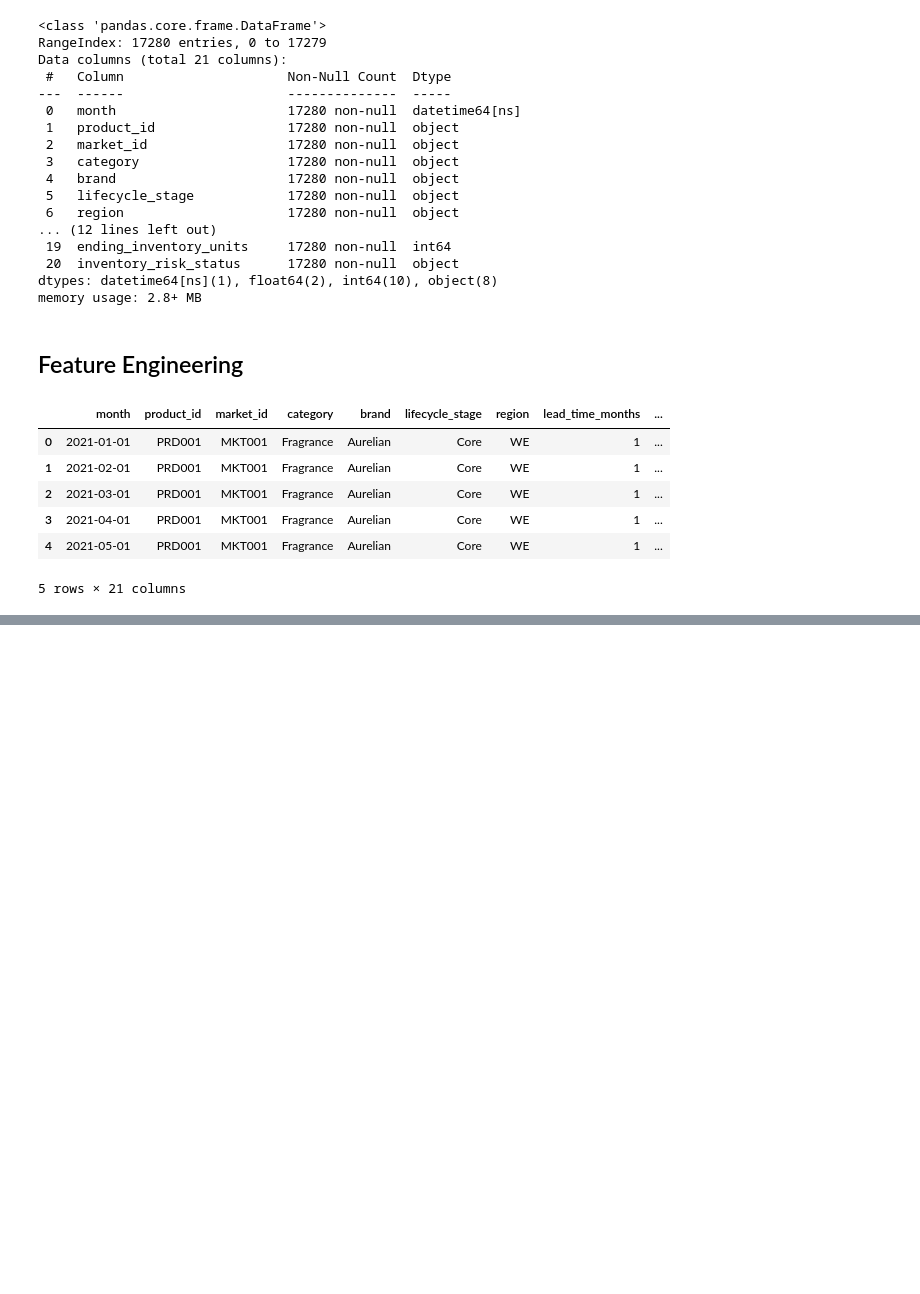
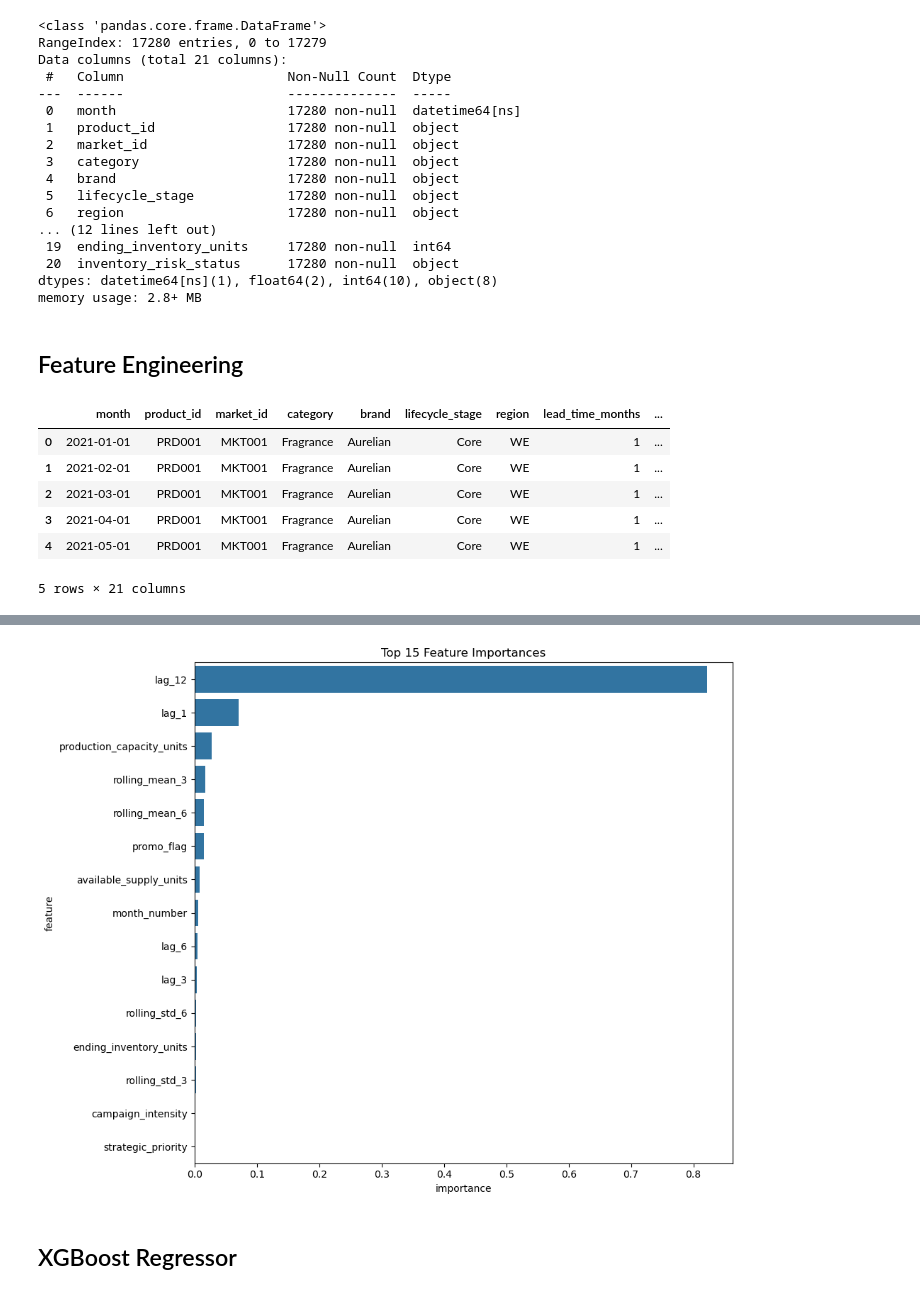
Before and after one commit to nachospreafico/supply-constrained-demand-forecasting-engine, a Jupyter notebook: notebooks/03_machine_learning_forecasting.ipynb, the cells around one changed output, grey strips where cells are left out. Drawn from its saved outputs; the diff is of its cells as text; code cells hidden in the pictures; blank space fills up the shorter version.

```diff
--- a/notebooks/03_machine_learning_forecasting.ipynb
+++ b/notebooks/03_machine_learning_forecasting.ipynb
@@ -141,0 +323,6 @@ df.head()
+# %%
+X_train = train[feature_cols]
+y_train = train[target]
+
+X_test = test[feature_cols]
+y_test = test[target]
@@ -141,0 +331,10 @@ df.head()
+# %%
+rf = RandomForestRegressor(
+    n_estimators=200,
+    max_depth=10,
+    min_samples_leaf=5,
+    random_state=42,
+    n_jobs=-1
+)
+# %%
+rf.fit(X_train, y_train)
@@ -141,0 +362,10 @@ df.head()
+# %%
+feature_importance = (
+    pd.DataFrame({
+        "feature": X_train.columns,
+        "importance": rf.feature_importances_
+    })
+    .sort_values("importance", ascending=False)
+)
+
+feature_importance.head(20)
@@ -141,0 +390,16 @@ df.head()
+# %%
+plt.figure(figsize=(10, 8))
+
+sns.barplot(
+    data=feature_importance.head(15),
+    x="importance",
+    y="feature"
+)
+
+plt.title("Top 15 Feature Importances")
+plt.tight_layout()
+plt.show()
+# %% [output]
+[figure, added]
+# %% [markdown]
+## XGBoost Regressor
```
Also changed, not shown: parts of 28 cells of this notebook, 1 other file.
